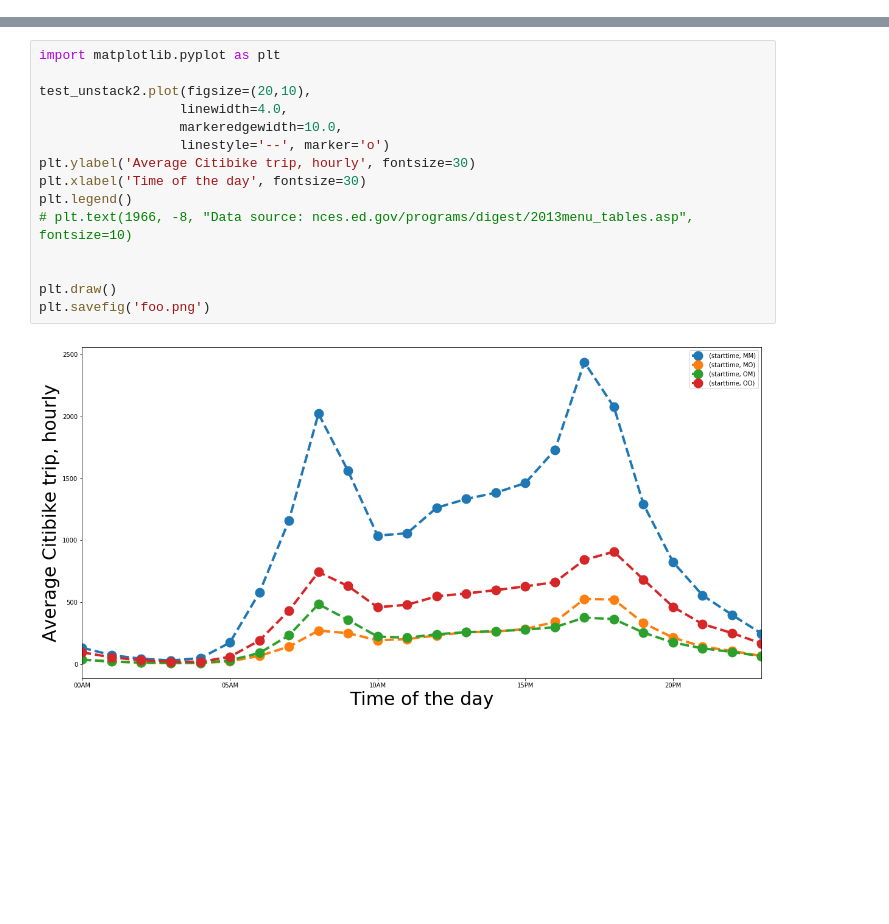
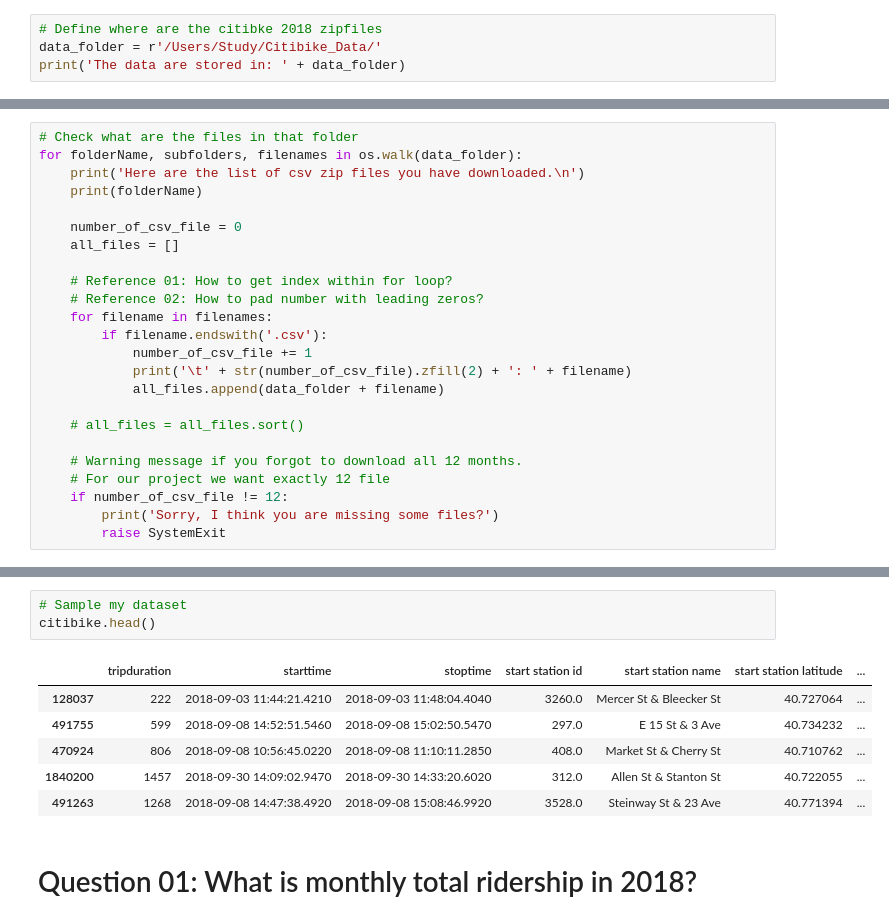
Before and after one commit to ygchan/Citibike, a Jupyter notebook: Main.ipynb, the cells around one changed output, grey strips where cells are left out. Drawn from its saved outputs; the diff is of its cells as text; blank space fills up the shorter version.

```diff
--- a/Main.ipynb
+++ b/Main.ipynb
@@ -4,0 +17,4 @@
+# %%
+# Define where are the citibke 2018 zipfiles
+data_folder = r'/Users/Study/Citibike_Data/'
+print('The data are stored in: ' + data_folder)
@@ -4,0 +23,24 @@
+# %%
+# Check what are the files in that folder
+for folderName, subfolders, filenames in os.walk(data_folder):
+    print('Here are the list of csv zip files you have downloaded.\n')
+    print(folderName)
+
+    number_of_csv_file = 0
+    all_files = []
+
+    # Reference 01: How to get index within for loop?
+    # Reference 02: How to pad number with leading zeros?
+    for filename in filenames:
+        if filename.endswith('.csv'):
+            number_of_csv_file += 1
+            print('\t' + str(number_of_csv_file).zfill(2) + ': ' + filename)
+            all_files.append(data_folder + filename)
+
+    # all_files = all_files.sort()
+
+    # Warning message if you forgot to download all 12 months.
+    # For our project we want exactly 12 file
+    if number_of_csv_file != 12:
+        print('Sorry, I think you are missing some files?')
+        raise SystemExit
@@ -262,17 +115,12 @@ test_unstack2 = test_unstack.div(120)
-# %%
-import matplotlib.pyplot as plt
-
-test_unstack2.plot(figsize=(20,10),
-                  linewidth=4.0,
-                  markeredgewidth=10.0,
-                  linestyle='--', marker='o')
-plt.ylabel('Average Citibike trip, hourly', fontsize=30)
-plt.xlabel('Time of the day', fontsize=30)
-plt.legend()
-# plt.text(1966, -8, "Data source: nces.ed.gov/programs/digest/2013menu_tables.asp", fontsize=10)
-
-
-plt.draw()
-plt.savefig('foo.png')
-# %% [output]
-[figure, removed]
+# %%
+# Sample my dataset
+citibike.head()
+# %% [output]
+|  | tripduration | starttime | stoptime | start station id | start station name | start station latitude | ... |
+| 128037 | 222 | 2018-09-03 11:44:21.4210 | 2018-09-03 11:48:04.4040 | 3260.0 | Mercer St & Bleecker St | 40.727064 | ... |
+| 491755 | 599 | 2018-09-08 14:52:51.5460 | 2018-09-08 15:02:50.5470 | 297.0 | E 15 St & 3 Ave | 40.734232 | ... |
+| 470924 | 806 | 2018-09-08 10:56:45.0220 | 2018-09-08 11:10:11.2850 | 408.0 | Market St & Cherry St | 40.710762 | ... |
+| 1840200 | 1457 | 2018-09-30 14:09:02.9470 | 2018-09-30 14:33:20.6020 | 312.0 | Allen St & Stanton St | 40.722055 | ... |
+| 491263 | 1268 | 2018-09-08 14:47:38.4920 | 2018-09-08 15:08:46.9920 | 3528.0 | Steinway St & 23 Ave | 40.771394 | ... |
+# %% [markdown]
+# Question 01: What is monthly total ridership in 2018?
```
Also changed, not shown: parts of 31 cells of this notebook.
